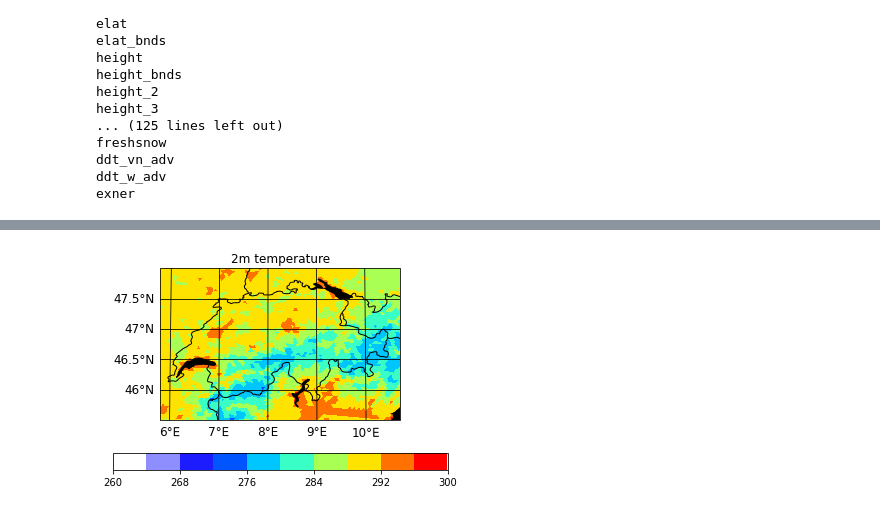
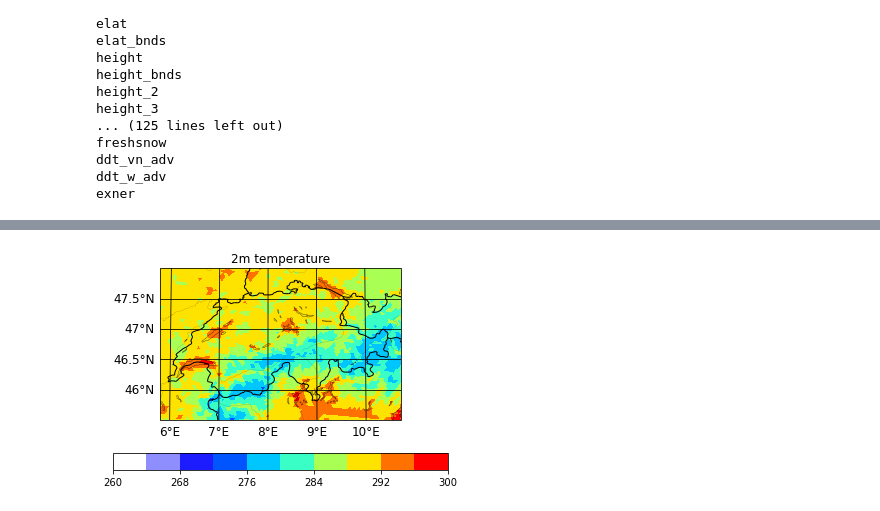
Before and after one commit to C2SM/icon-vis, a Jupyter notebook: mapplot/mapplot.ipynb, the cells around one changed output, grey strips where cells are left out. Drawn from its saved outputs; the diff is of its cells as text; code cells hidden in the pictures.

Commit message:
use formatoptions for borders lakes etc in mapplot notebook

```diff
--- a/mapplot/mapplot.ipynb
+++ b/mapplot/mapplot.ipynb
@@ -102,11 +101,5 @@ pp = psy.plot.mapplot(data,
 # %%
-# Add borders and lakes with cartopy
-ax = pp.plotters[0].ax
-resol = '10m'
-lakes = cf.NaturalEarthFeature(category='physical', name='lakes', scale=resol, edgecolor='k', facecolor='k')
-ax.add_feature(cf.BORDERS)
-ax.add_feature(lakes)
-
-pp.update()
+# Update to add borders and lakes with formatoptions
+pp.update(lakes = True, borders = True, rivers = True)
 # %% [output]
-[figure, old version]
+[figure, new version]
```
Also changed, not shown: parts of 8 cells of this notebook.
